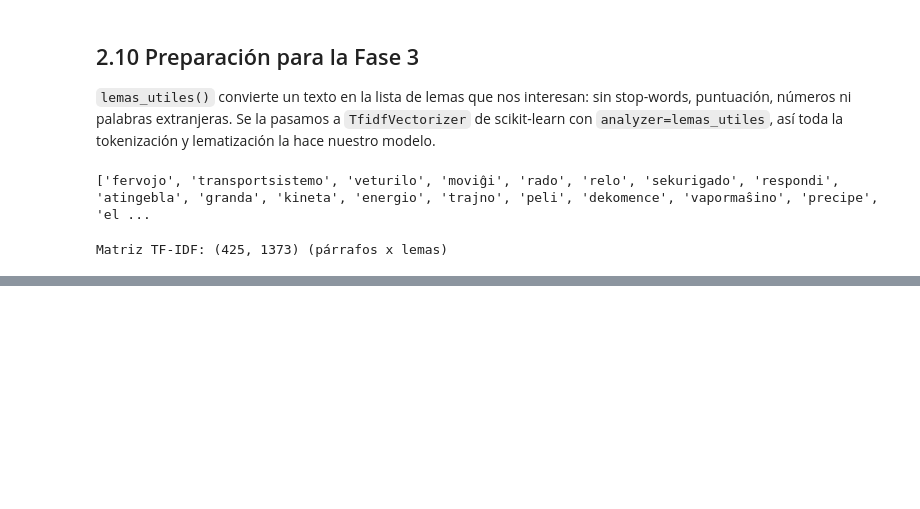
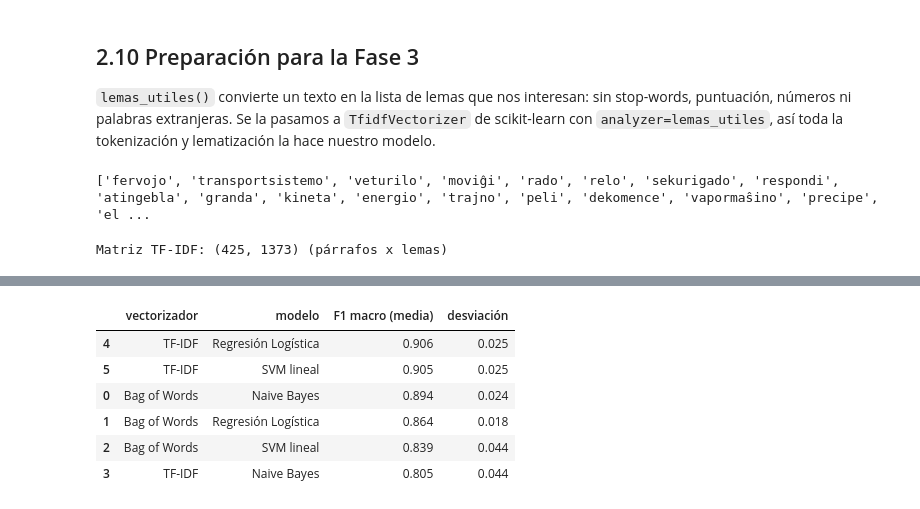
Before and after one commit to guilletaff/Clasificacion_Textos_Esperanto, a Jupyter notebook: notebooks/clasificacion_esperanto.ipynb, the cells around one changed output, grey strips where cells are left out. Saved outputs shown, nothing was run; the diff lists cells and outputs as text; code cells hidden in the pictures; blank space fills up the shorter version.

```diff
--- a/notebooks/clasificacion_esperanto.ipynb
+++ b/notebooks/clasificacion_esperanto.ipynb
@@ -939,0 +981,26 @@ Matriz TF-IDF: (425, 1373) (párrafos x lemas)
+# %%
+modelos = {
+    "Naive Bayes": MultinomialNB(),
+    "Regresión Logística": LogisticRegression(max_iter=1000, class_weight="balanced"),
+    "SVM lineal": LinearSVC(class_weight="balanced"),
+}
+vectorizadores = {"Bag of Words": CountVectorizer, "TF-IDF": TfidfVectorizer}
+particiones = StratifiedKFold(n_splits=5, shuffle=True, random_state=SEMILLA)
+
+comparacion = []
+for nombre_vec, Vectorizador in vectorizadores.items():
+    for nombre_mod, modelo in modelos.items():
+        pipeline = make_pipeline(Vectorizador(analyzer=lemas_utiles, min_df=2), modelo)
+        f1 = cross_val_score(pipeline, X_train, y_train, cv=particiones, scoring="f1_macro")
+        comparacion.append({"vectorizador": nombre_vec, "modelo": nombre_mod,
+                            "F1 macro (media)": round(f1.mean(), 3), "desviación": round(f1.std(), 3)})
+
+pd.DataFrame(comparacion).sort_values("F1 macro (media)", ascending=False)
+# %% [output]
+|  | vectorizador | modelo | F1 macro (media) | desviación |
+| 4 | TF-IDF | Regresión Logística | 0.906 | 0.025 |
+| 5 | TF-IDF | SVM lineal | 0.905 | 0.025 |
+| 0 | Bag of Words | Naive Bayes | 0.894 | 0.024 |
+| 1 | Bag of Words | Regresión Logística | 0.864 | 0.018 |
+| 2 | Bag of Words | SVM lineal | 0.839 | 0.044 |
+| 3 | TF-IDF | Naive Bayes | 0.805 | 0.044 |
```
Also changed, not shown: parts of 18 cells of this notebook.
